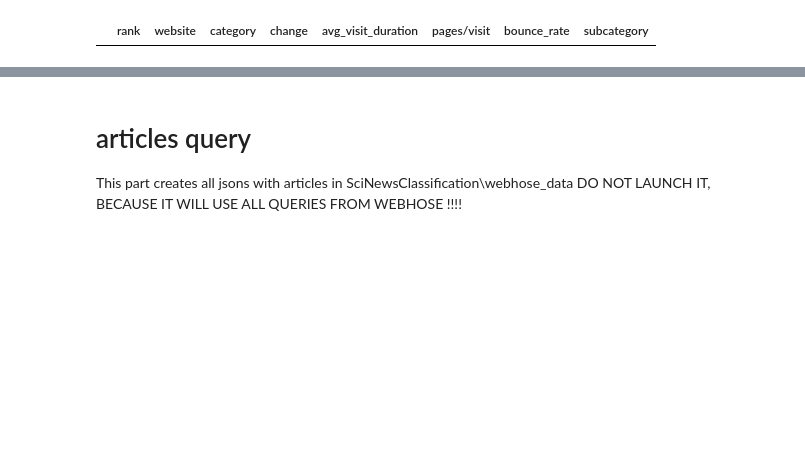
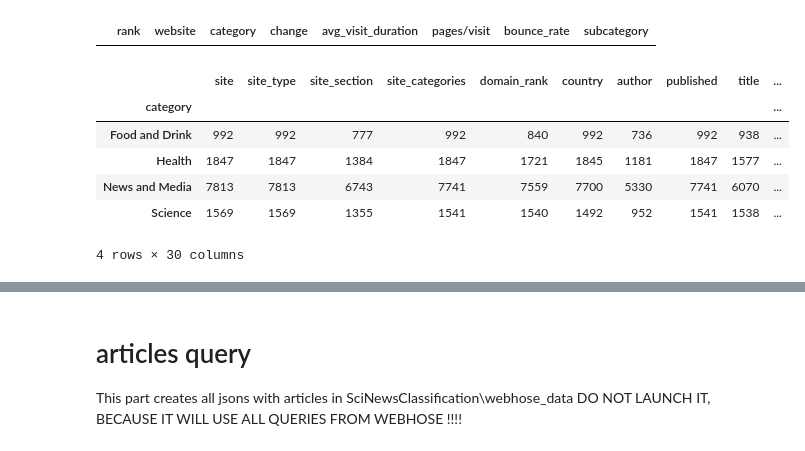
Before and after one commit to LeoWirz/SciNewsClassification, a Jupyter notebook: Code/similarsiteExploration.ipynb, the cells around one changed output, grey strips where cells are left out. Saved outputs shown, nothing was run; the diff lists cells and outputs as text; code cells hidden in the pictures; blank space fills up the shorter version.

```diff
--- a/Code/similarsiteExploration.ipynb
+++ b/Code/similarsiteExploration.ipynb
@@ -62,0 +48,10 @@ frame[frame.duplicated(['website'], keep=False) & ~ frame.duplicated(['category'
+# %%
+result.groupby(result.category).count()
+# %% [output]
+|  | site | site_type | site_section | site_categories | domain_rank | country | author | published | title | ... |
+| category |  |  |  |  |  |  |  |  |  | ... |
+| Food and Drink | 992 | 992 | 777 | 992 | 840 | 992 | 736 | 992 | 938 | ... |
+| Health | 1847 | 1847 | 1384 | 1847 | 1721 | 1845 | 1181 | 1847 | 1577 | ... |
+| News and Media | 7813 | 7813 | 6743 | 7741 | 7559 | 7700 | 5330 | 7741 | 6070 | ... |
+| Science | 1569 | 1569 | 1355 | 1541 | 1540 | 1492 | 952 | 1541 | 1538 | ... |
+4 rows × 30 columns
```
Also changed, not shown: parts of 10 cells of this notebook, 2 other files.
